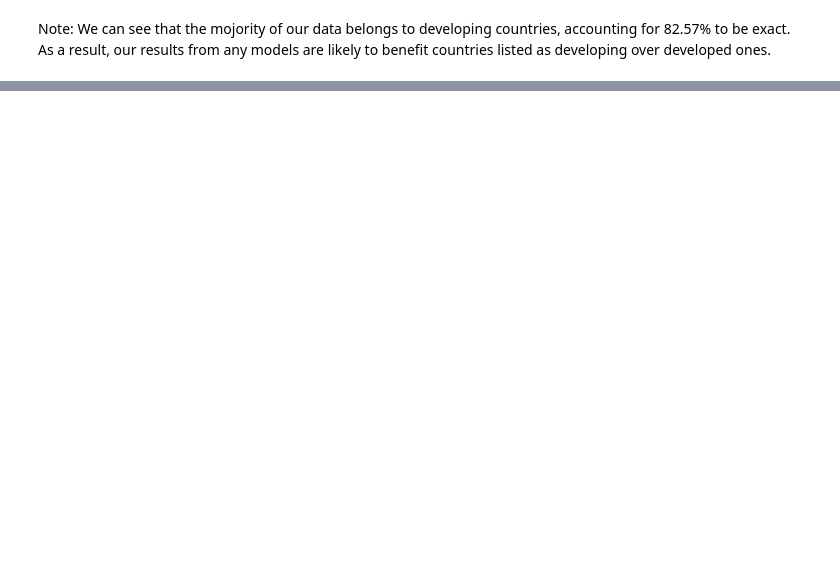
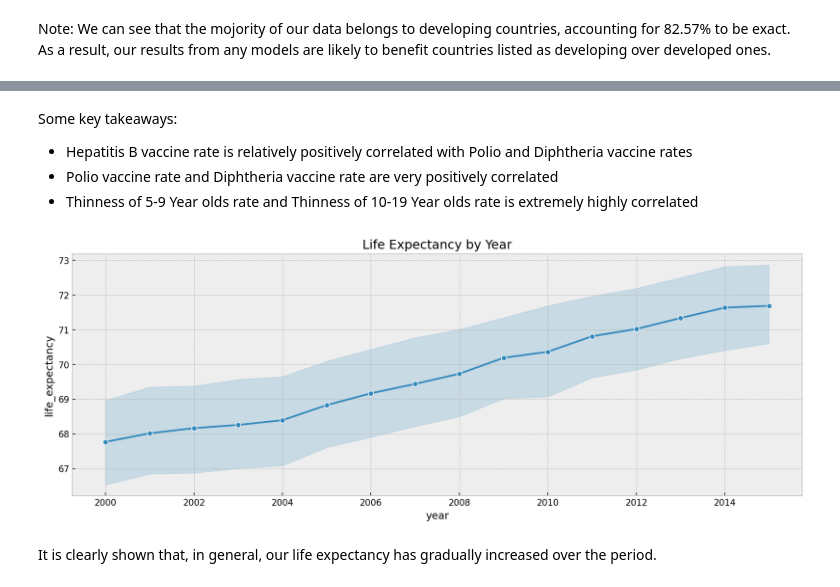
Before and after one commit to Dnezzhello/python_project, a Jupyter notebook: life_expectancy.ipynb, the cells around one changed output, grey strips where cells are left out. Saved outputs shown, nothing was run; the diff lists cells and outputs as text; code cells hidden in the pictures; blank space fills up the shorter version.

```diff
--- a/life_expectancy.ipynb
+++ b/life_expectancy.ipynb
@@ -418,0 +488,15 @@ Note: We can see that the mojority of our data belongs to developing countries,
+# %% [markdown]
+Some key takeaways:
+- Hepatitis B vaccine rate is relatively positively correlated with Polio and Diphtheria vaccine rates
+- Polio vaccine rate and Diphtheria vaccine rate are very positively correlated
+- Thinness of 5-9 Year olds rate and Thinness of 10-19 Year olds rate is extremely highly correlated
+# %%
+# life expectancy trends by year (2000-2015)
+plt.figure(figsize=(15,5), dpi=150)
+sns.lineplot(data=wins_df, x='year', y='life_expectancy', marker='o')
+plt.title('Life Expectancy by Year')
+plt.show()
+# %% [output]
+[figure, added]
+# %% [markdown]
+It is clearly shown that, in general, our life expectancy has gradually increased over the period.
```
Also changed, not shown: parts of 11 cells of this notebook, 1 other file.
